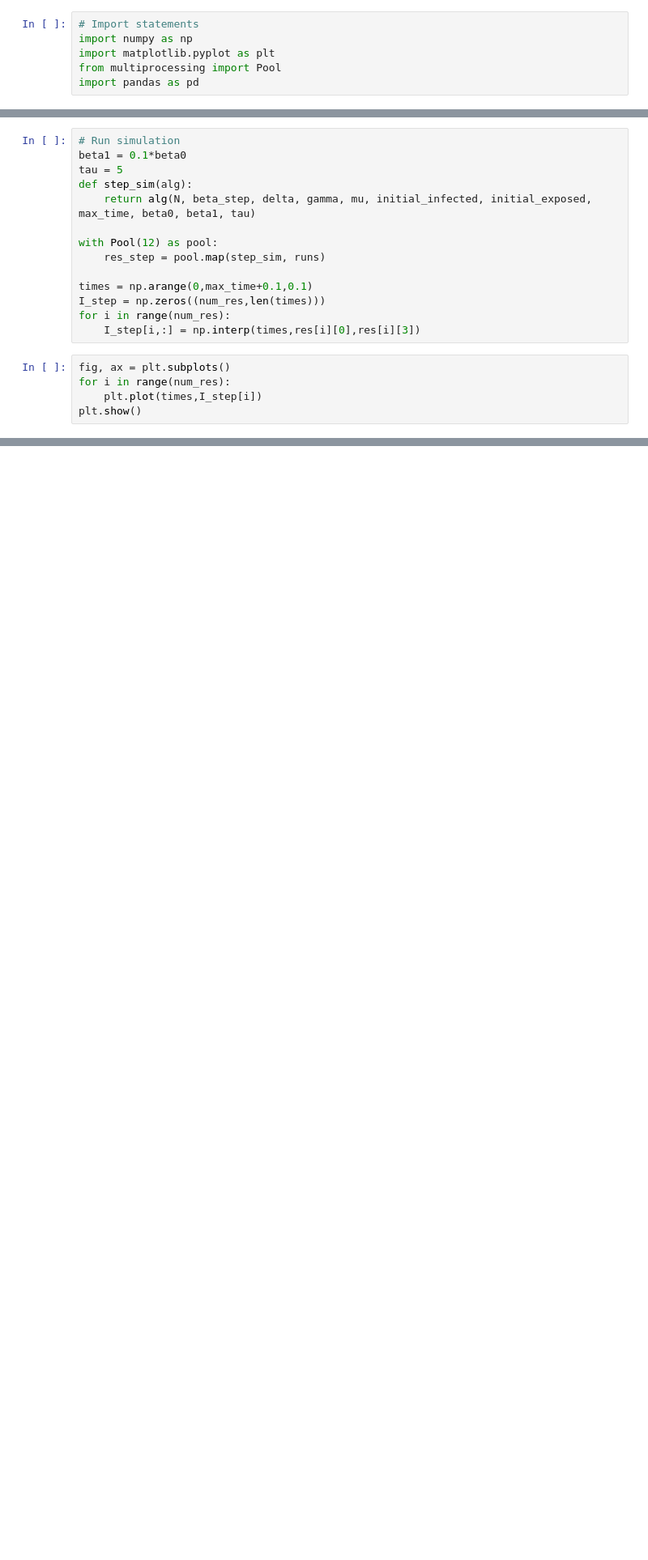
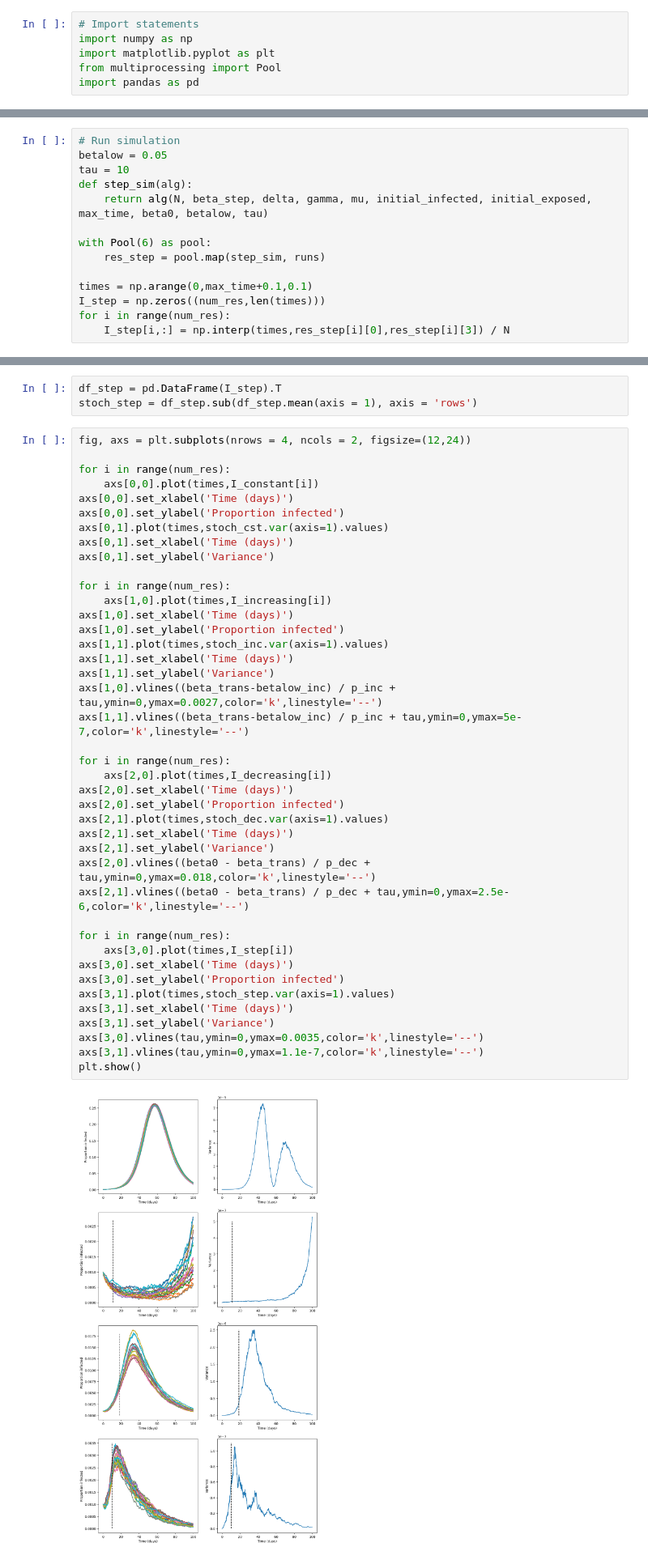
Before and after one commit to joshlooks/COVIDews, a Jupyter notebook: simulations.ipynb, the cells around one changed output, grey strips where cells are left out. Shown at 81% size. Saved outputs shown, nothing was run; the diff lists cells and outputs as text; blank space fills up the shorter version.

Commit message:
initial gillespie sims

```diff
--- a/simulations.ipynb
+++ b/simulations.ipynb
@@ -177,19 +180,14 @@ plt.show()
 # %%
 # Run simulation
-beta1 = 0.1*beta0
-tau = 5
+betalow = 0.05
+tau = 10
 def step_sim(alg):
-    return alg(N, beta_step, delta, gamma, mu, initial_infected, initial_exposed, max_time, beta0, beta1, tau)
+    return alg(N, beta_step, delta, gamma, mu, initial_infected, initial_exposed, max_time, beta0, betalow, tau)
 
-with Pool(12) as pool:
+with Pool(6) as pool:
     res_step = pool.map(step_sim, runs)
 
 times = np.arange(0,max_time+0.1,0.1)
 I_step = np.zeros((num_res,len(times)))
 for i in range(num_res):
-    I_step[i,:] = np.interp(times,res[i][0],res[i][3])
+    I_step[i,:] = np.interp(times,res_step[i][0],res_step[i][3]) / N
-# %%
-fig, ax = plt.subplots()
-for i in range(num_res):
-    plt.plot(times,I_step[i])
-plt.show()
@@ -197,0 +194,46 @@ plt.show()
+# %%
+df_step = pd.DataFrame(I_step).T
+stoch_step = df_step.sub(df_step.mean(axis = 1), axis = 'rows')
+# %%
+fig, axs = plt.subplots(nrows = 4, ncols = 2, figsize=(12,24))
+
+for i in range(num_res):
+    axs[0,0].plot(times,I_constant[i])
+axs[0,0].set_xlabel('Time (days)')
+axs[0,0].set_ylabel('Proportion infected')
+axs[0,1].plot(times,stoch_cst.var(axis=1).values)
+axs[0,1].set_xlabel('Time (days)')
+axs[0,1].set_ylabel('Variance')
+
+for i in range(num_res):
+    axs[1,0].plot(times,I_increasing[i])
+axs[1,0].set_xlabel('Time (days)')
+axs[1,0].set_ylabel('Proportion infected')
+axs[1,1].plot(times,stoch_inc.var(axis=1).values)
+axs[1,1].set_xlabel('Time (days)')
+axs[1,1].set_ylabel('Variance')
+axs[1,0].vlines((beta_trans-betalow_inc) / p_inc + tau,ymin=0,ymax=0.0027,color='k',linestyle='--')
+axs[1,1].vlines((beta_trans-betalow_inc) / p_inc + tau,ymin=0,ymax=5e-7,color='k',linestyle='--')
+
+for i in range(num_res):
+    axs[2,0].plot(times,I_decreasing[i])
+axs[2,0].set_xlabel('Time (days)')
+axs[2,0].set_ylabel('Proportion infected')
+axs[2,1].plot(times,stoch_dec.var(axis=1).values)
+axs[2,1].set_xlabel('Time (days)')
+axs[2,1].set_ylabel('Variance')
+axs[2,0].vlines((beta0 - beta_trans) / p_dec + tau,ymin=0,ymax=0.018,color='k',linestyle='--')
+axs[2,1].vlines((beta0 - beta_trans) / p_dec + tau,ymin=0,ymax=2.5e-6,color='k',linestyle='--')
+
+for i in range(num_res):
+    axs[3,0].plot(times,I_step[i])
+axs[3,0].set_xlabel('Time (days)')
+axs[3,0].set_ylabel('Proportion infected')
+axs[3,1].plot(times,stoch_step.var(axis=1).values)
+axs[3,1].set_xlabel('Time (days)')
+axs[3,1].set_ylabel('Variance')
+axs[3,0].vlines(tau,ymin=0,ymax=0.0035,color='k',linestyle='--')
+axs[3,1].vlines(tau,ymin=0,ymax=1.1e-7,color='k',linestyle='--')
+plt.show()
+# %% [output]
+[figure, added]
```
Also changed, not shown: parts of 15 cells of this notebook.
